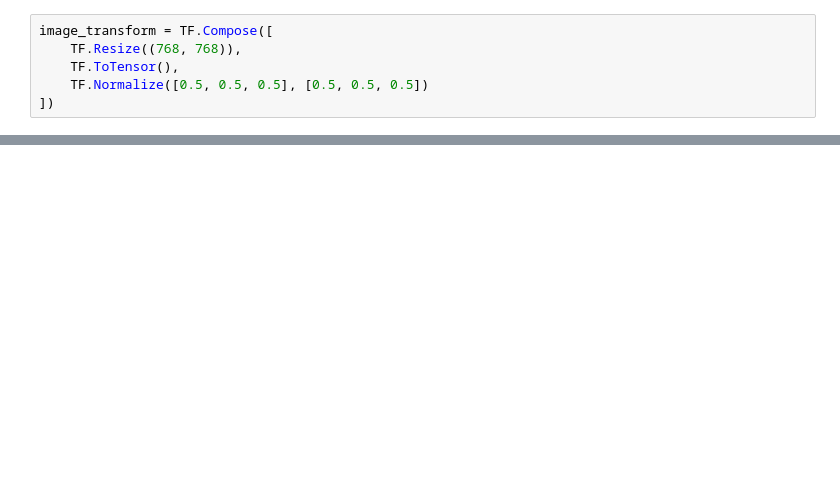
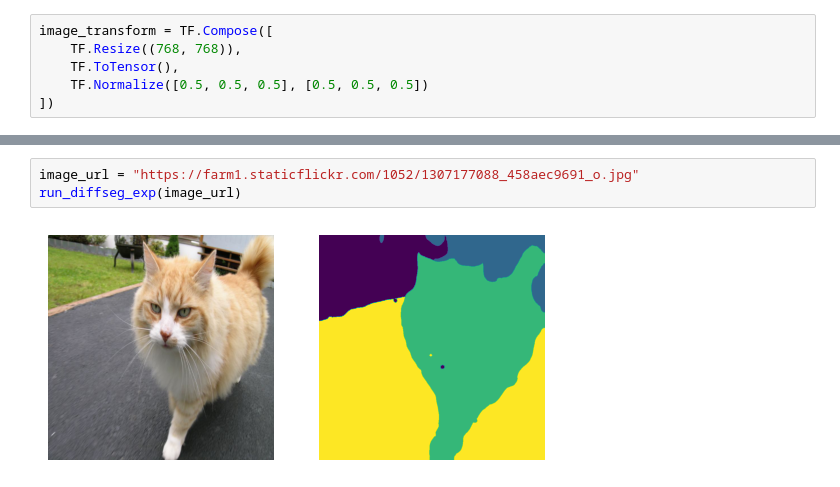
Before and after one commit to wayexists02/diffseg-pytorch, a Jupyter notebook: diffseg_pytorch_exp.ipynb, the cells around one changed output, grey strips where cells are left out. Cells and saved outputs as stored; diff of their text form; blank space fills up the shorter version.

```diff
--- a/diffseg_pytorch_exp.ipynb
+++ b/diffseg_pytorch_exp.ipynb
@@ -105,3 +127,8 @@ Num of proposals (iter 5): 7
+# %%
+image_url = "https://farm1.staticflickr.com/1052/1307177088_458aec9691_o.jpg"
+run_diffseg_exp(image_url)
+# %% [output]
+[figure, added]
 # %%
 image_url = "https://farm4.staticflickr.com/8093/8500931688_d093e69b45_o.jpg"
 run_diffseg_exp(image_url)
```
Also changed, not shown: parts of 9 cells of this notebook.
